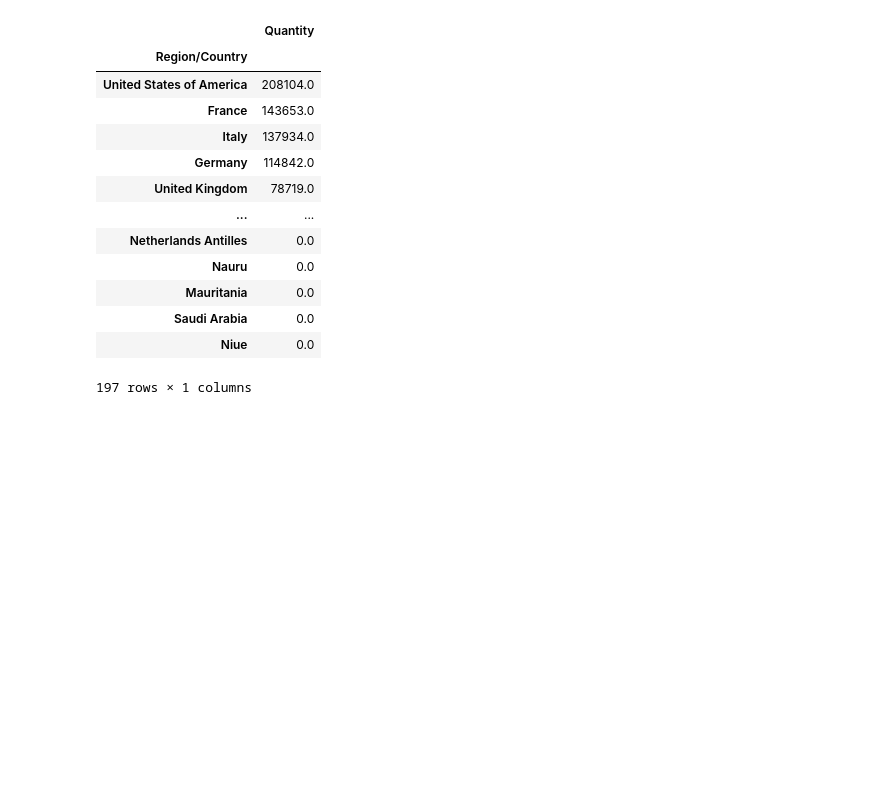
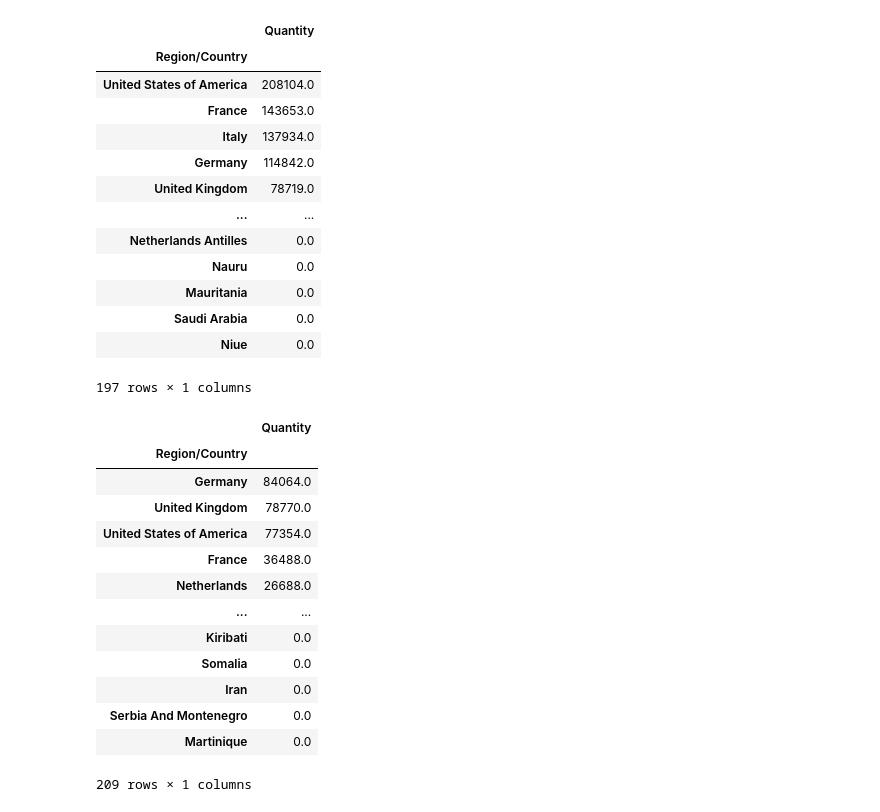
Before and after one commit to 94lucas/tech_challenge_wine, a Jupyter notebook: data_oiv_wine.ipynb, the cells around one changed output. Drawn from its saved outputs; the diff is of its cells as text; code cells hidden in the pictures; blank space fills up the shorter version.

```diff
--- a/data_oiv_wine.ipynb
+++ b/data_oiv_wine.ipynb
@@ -111,3 +111,20 @@ dados_consumo_5y.query("Product == 'Wine' & Variable == 'Consumption'")[['Region
 | Saudi Arabia | 0.0 |
 | Niue | 0.0 |
 197 rows × 1 columns
+# %%
+dados_import_5y.query("Product == 'Wine' & Variable == 'Imports'")[['Region/Country', 'Quantity']].groupby('Region/Country').sum().sort_values('Quantity',ascending=False).iloc[1:,:]
+# %% [output]
+|  | Quantity |
+| Region/Country |  |
+| Germany | 84064.0 |
+| United Kingdom | 78770.0 |
+| United States of America | 77354.0 |
+| France | 36488.0 |
+| Netherlands | 26688.0 |
+| ... | ... |
+| Kiribati | 0.0 |
+| Somalia | 0.0 |
+| Iran | 0.0 |
+| Serbia And Montenegro | 0.0 |
+| Martinique | 0.0 |
+209 rows × 1 columns
```
